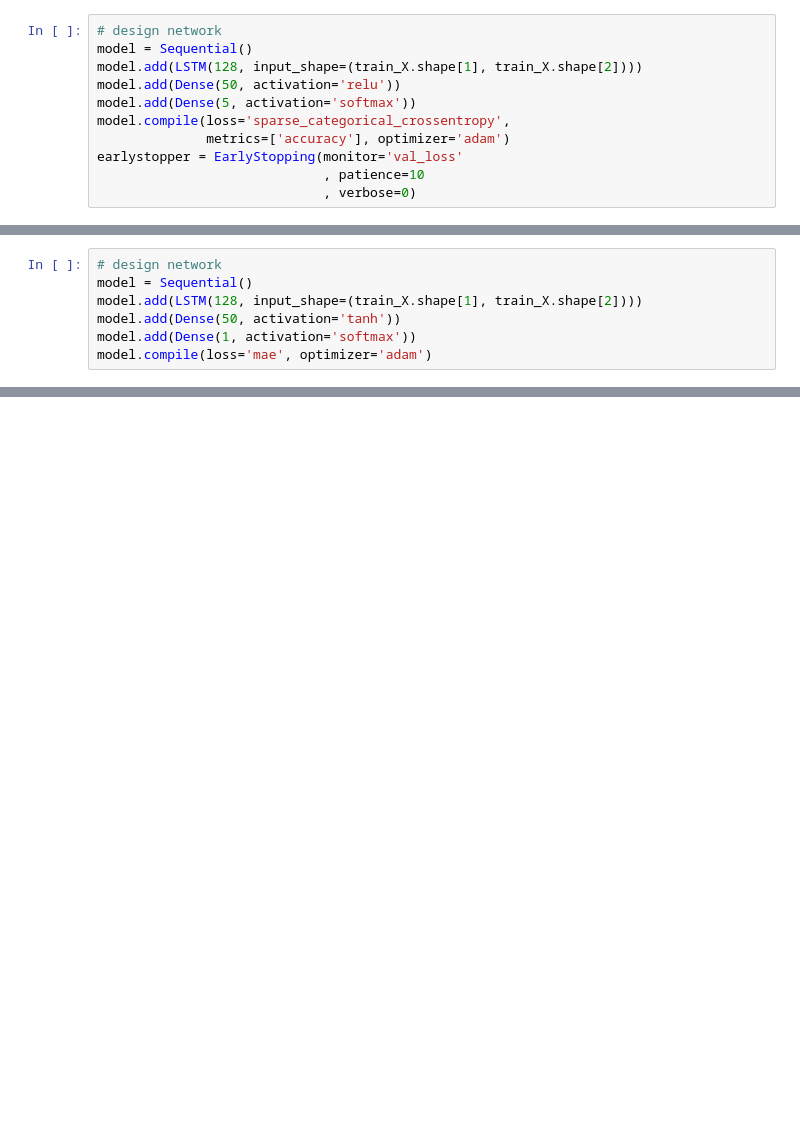
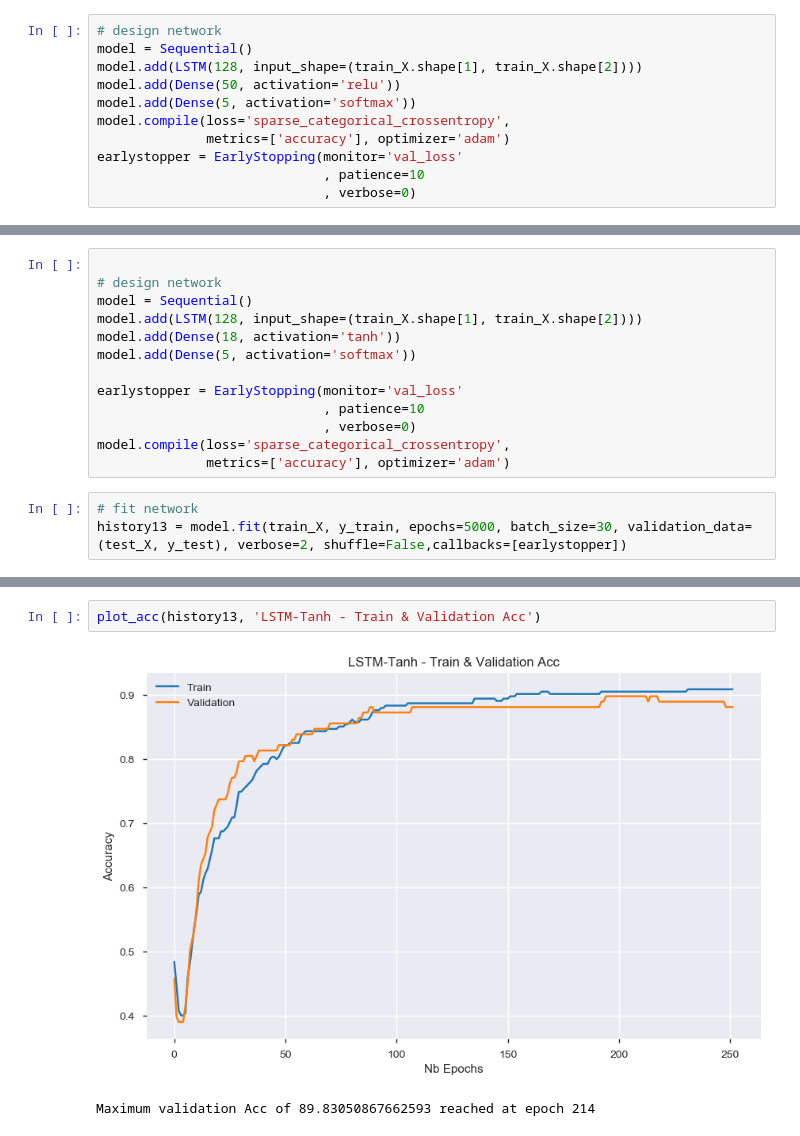
Before and after one commit to Saba-Gul/PakEn, a Jupyter notebook: Lahore_Data.ipynb, the cells around one changed output, grey strips where cells are left out. Saved outputs shown, nothing was run; the diff lists cells and outputs as text; blank space fills up the shorter version.

```diff
--- a/Lahore_Data.ipynb
+++ b/Lahore_Data.ipynb
@@ -1192,7 +1221,16 @@ Maximum validation Acc of 89.8305090807252 reached at epoch 175
 # %%
+
 # design network
 model = Sequential()
 model.add(LSTM(128, input_shape=(train_X.shape[1], train_X.shape[2])))
-model.add(Dense(50, activation='tanh'))
-model.add(Dense(1, activation='softmax'))
-model.compile(loss='mae', optimizer='adam')
+model.add(Dense(18, activation='tanh'))
+model.add(Dense(5, activation='softmax'))
+
+earlystopper = EarlyStopping(monitor='val_loss'
+                             , patience=10
+                             , verbose=0)
+model.compile(loss='sparse_categorical_crossentropy',
+              metrics=['accuracy'], optimizer='adam')
+# %%
+# fit network
+history13 = model.fit(train_X, y_train, epochs=5000, batch_size=30, validation_data=(test_X, y_test), verbose=2, shuffle=False,callbacks=[earlystopper])
@@ -1198,0 +1255,5 @@ model.compile(loss='mae', optimizer='adam')
+# %%
+plot_acc(history13, 'LSTM-Tanh - Train & Validation Acc')
+# %% [output]
+[figure, added]
+Maximum validation Acc of 89.83050867662593 reached at epoch 214
```
Also changed, not shown: parts of 68 cells of this notebook.
